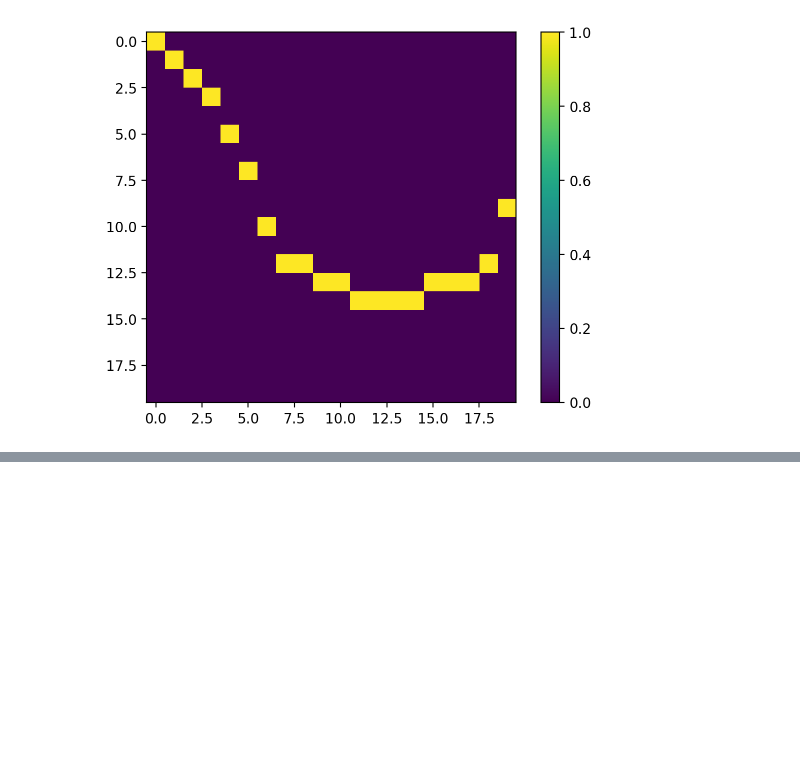
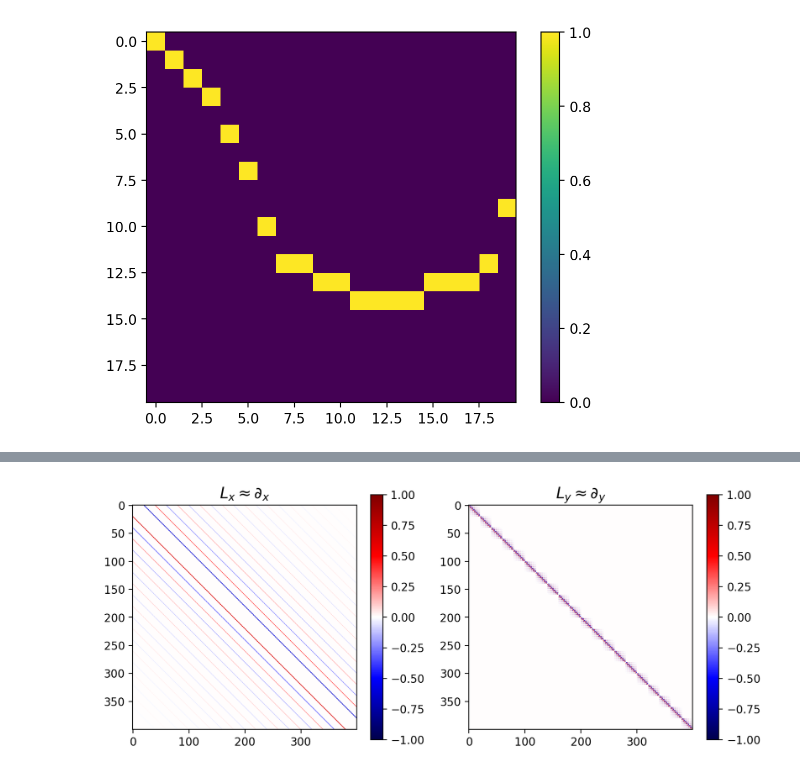
Before and after one commit to alizma/symmetry_learning, a Jupyter notebook: ode_rotation_discover.ipynb, the cells around one changed output, grey strips where cells are left out. Cells and saved outputs as stored; diff of their text form; code cells hidden in the pictures; blank space fills up the shorter version.

```diff
--- a/ode_rotation_discover.ipynb
+++ b/ode_rotation_discover.ipynb
@@ -94,0 +106,24 @@ colorbar()
+# %%
+d = DIM
+coords = mgrid[:d,:d] - d/2
+x,y = coords.reshape((2,-1))
+
+dx = (x[:,newaxis]-x) * (y[:,newaxis]==y) # make sure distance calculated only for the same y
+dy = (y[:,newaxis]-y) * (x[:,newaxis]==x) # ... same x
+
+figure(figsize=(10,4))
+subplot(121)
+
+Lx = L0(2*d,dx)
+imshow(Lx,cmap = 'seismic',vmin=-1, vmax=1)
+colorbar()
+title(r'$L_x\approx \partial_x$',size=14)
+
+subplot(122)
+
+Ly = L0(2*d,dy)
+imshow(Ly,cmap = 'seismic',vmin=-1, vmax=1)
+colorbar()
+title(r'$L_y\approx \partial_y$',size=14);
+# %% [output]
+[figure, added]
```
Also changed, not shown: parts of 18 cells of this notebook.
